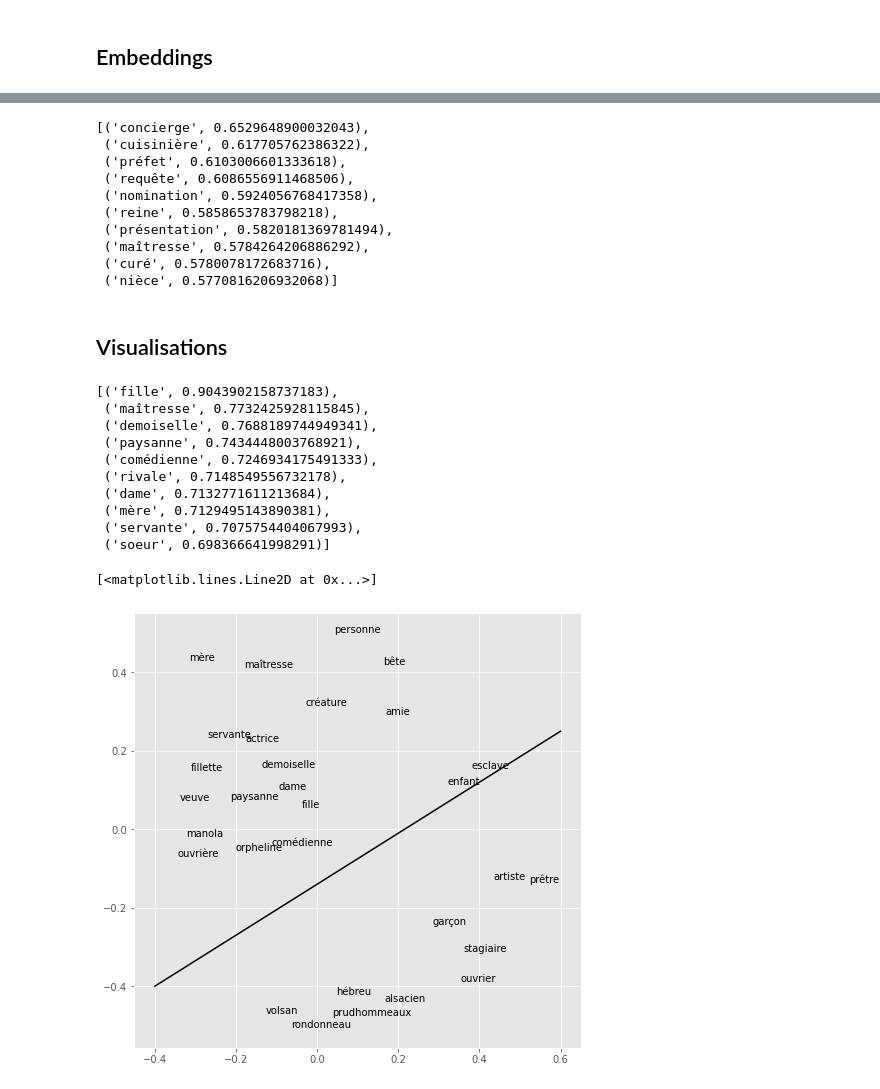
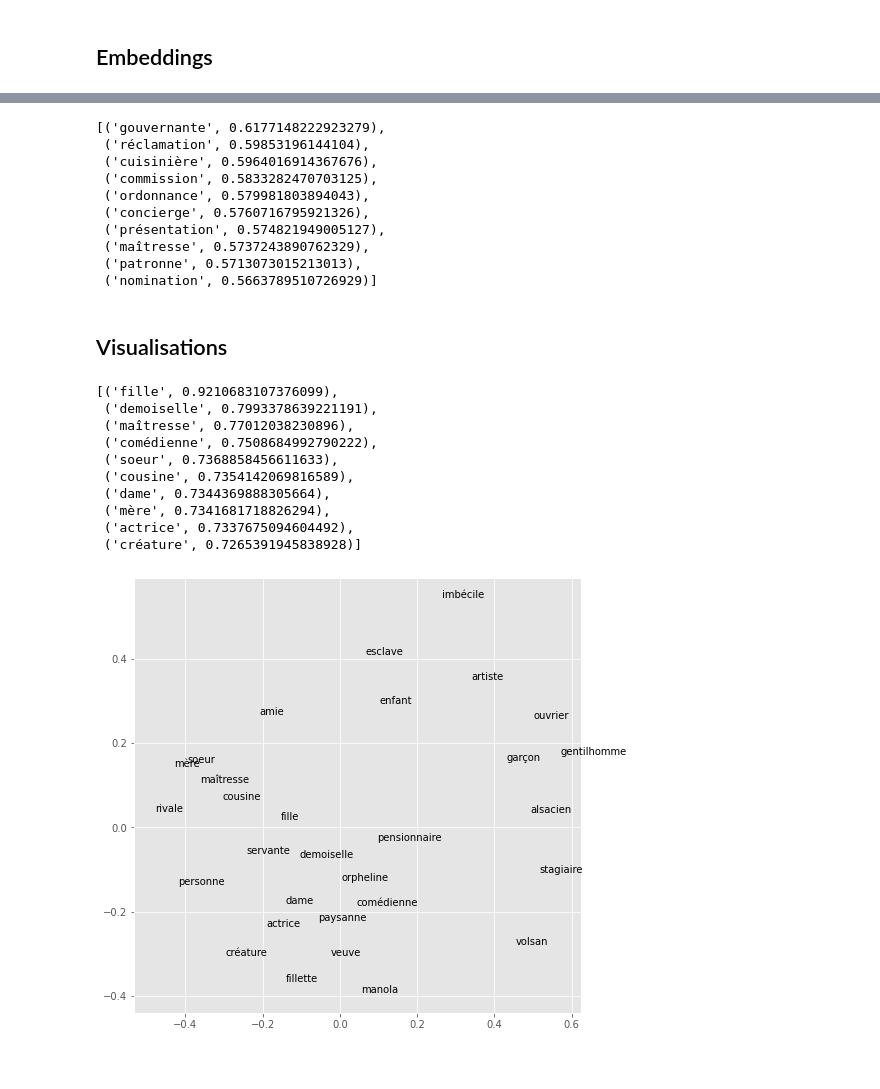
Before and after one commit to yasmine-houri/Word_embeddings, a Jupyter notebook: Code_word_embeddings.ipynb, the cells around one changed output, grey strips where cells are left out. Saved outputs shown, nothing was run; the diff lists cells and outputs as text; code cells hidden in the pictures.

```diff
--- a/Code_word_embeddings.ipynb
+++ b/Code_word_embeddings.ipynb
@@ -100,12 +100,12 @@ def fast_tokenize(text):
 # %%
-import random
-randomlist = []
-for i in range(0,50):
-  n = random.randint(0,len(novel_list)-1)
-  randomlist.append(n)
-randomlist= tuple(randomlist)
+# import random
+# randomlist = []
+# for i in range(0,50):
+#   n = random.randint(0,len(novel_list)-1)
+#   randomlist.append(n)
+# randomlist= tuple(randomlist)
 
-short_list = [novel_list[i] for i in randomlist]
+# short_list = [novel_list[i] for i in randomlist]
 # %%
 sentences = [sentence for novel in novel_list for sentence in sent_tokenize(novel)]
 # %%
@@ -136,6 +136,6 @@ Word2Vec Features
 Note: cell below uses default value for each argument
 # %%
 model = gensim.models.Word2Vec(words_by_sentence, size=100, window=5, \
-                               min_count=5, sg=0, alpha=0.025, iter=5, batch_words=10000)
+                               min_count=5, sg=0, alpha=0.025, iter=15, batch_words=10000)
 # %% [markdown]
 ## Embeddings
@@ -159,31 +150,31 @@ print(model.similarity('homme','maison'))
 # %%
 model.most_similar(positive=['femme', 'directeur'], negative=['homme'])
 # %% [output]
-[('concierge', 0.6529648900032043),
- ('cuisinière', 0.617705762386322),
- ('préfet', 0.6103006601333618),
- ('requête', 0.6086556911468506),
- ('nomination', 0.5924056768417358),
- ('reine', 0.5858653783798218),
- ('présentation', 0.5820181369781494),
- ('maîtresse', 0.5784264206886292),
- ('curé', 0.5780078172683716),
- ('nièce', 0.5770816206932068)]
+[('gouvernante', 0.6177148222923279),
+ ('réclamation', 0.59853196144104),
+ ('cuisinière', 0.5964016914367676),
+ ('commission', 0.5833282470703125),
+ ('ordonnance', 0.579981803894043),
+ ('concierge', 0.5760716795921326),
+ ('présentation', 0.574821949005127),
+ ('maîtresse', 0.5737243890762329),
+ ('patronne', 0.5713073015213013),
+ ('nomination', 0.5663789510726929)]
 # %% [markdown]
 ## Visualisations
 # %%
 model.most_similar('femme')
 # %% [output]
-[('fille', 0.9043902158737183),
- ('maîtresse', 0.7732425928115845),
- ('demoiselle', 0.7688189744949341),
- ('paysanne', 0.7434448003768921),
- ('comédienne', 0.7246934175491333),
- ('rivale', 0.7148549556732178),
- ('dame', 0.7132771611213684),
- ('mère', 0.7129495143890381),
- ('servante', 0.7075754404067993),
- ('soeur', 0.698366641998291)]
+[('fille', 0.9210683107376099),
+ ('demoiselle', 0.7993378639221191),
+ ('maîtresse', 0.77012038230896),
+ ('comédienne', 0.7508684992790222),
+ ('soeur', 0.7368858456611633),
+ ('cousine', 0.7354142069816589),
+ ('dame', 0.7344369888305664),
+ ('mère', 0.7341681718826294),
+ ('actrice', 0.7337675094604492),
+ ('créature', 0.7265391945838928)]
 # %%
 her_tokens = [token for token,weight in model.most_similar(['femme','homme'], topn=30)]
 vectors = [model[word] for word in her_tokens]
@@ -196,10 +187,9 @@ embeddings = mds.fit_transform(dist_matrix)
 # %%
 %matplotlib inline
 _, ax = plt.subplots(figsize=(8,8))
 ax.scatter(embeddings[:,0], embeddings[:,1], alpha=0)
 for i in range(len(vectors)):
     ax.annotate(her_tokens[i], ((embeddings[i,0], embeddings[i,1])))
-plt.plot([-0.4, 0.6], [-0.4, 0.25], 'k-')
+# plt.plot([-0.4, 0.6], [-0.4, 0.25], 'k-')
 # %% [output]
-[<matplotlib.lines.Line2D at 0x...>]
-[figure, old version]
+[figure, new version]
```
Also changed, not shown: parts of 5 cells of this notebook.
